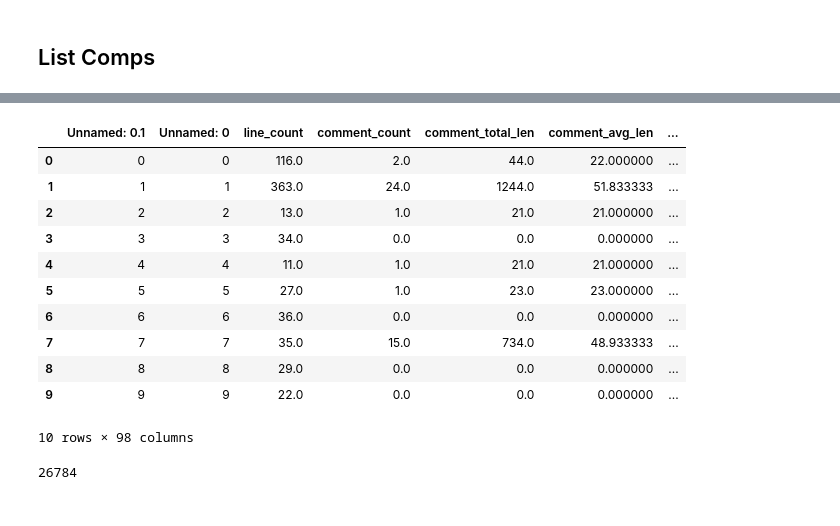
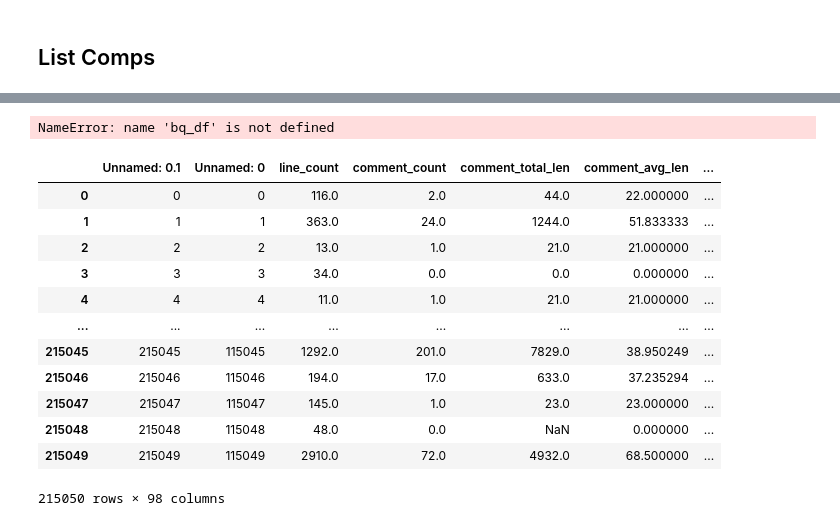
Before and after one commit to tradejack/code-style-probing, a Jupyter notebook: parallel_corpora_gen.ipynb, the cells around one changed output, grey strips where cells are left out. Drawn from its saved outputs; the diff is of its cells as text; code cells hidden in the pictures.

Commit message:
docstring fix and updated list comp code  Please enter the commit message for your changes. Lines starting

```diff
--- a/parallel_corpora_gen.ipynb
+++ b/parallel_corpora_gen.ipynb
@@ -292,9 +292,9 @@ test
 import ast
 #import astor
 
-parsed = ast.parse(open('source.py').read())
+#parsed = ast.parse(open('source.py').read())
 
-for node in ast.walk(parsed):
+"""for node in ast.walk(parsed):
     #print("Inside For")
     # let's work only on functions & classes definitions
     if not isinstance(node, (ast.ListComp)):
@@ -310,7 +310,7 @@ for node in ast.walk(parsed):
     print(node.elt)
     print(node.generators[0].target.id)
     print(node.generators[0].target.id)
-
+"""
 
 
     # node.body = node.body[1:]
@@ -328,7 +328,7 @@ class toForLoop(ast.NodeTransformer):
         print(node.body)
         #return ast.Name(**{**node.__dict__, 'id':node.id.lower()})
 
-toForLoop().visit_ListComp(ast.parse(parsed))
+#toForLoop().visit_ListComp(ast.parse(parsed))
 # new_code = ast.unparse(toLower().visit_Name(ast.parse(parsed)))
 # print(new_code)
 # %% [output]
@@ -427,21 +403,24 @@ def test_fctn():
 # %%
+bq_df = pd.read_csv(fname_prefix + "data/labeled_code/bq_uncommented_outlier.csv")
 bq_df['uncomped_content'] = bq_df['uncommented_content'].apply(for_loop)
+# %% [output]
+NameError: name 'bq_df' is not defined
 # %%
-bq_df.head(10)
+display(bq_df)
 # %% [output]
 |  | Unnamed: 0.1 | Unnamed: 0 | line_count | comment_count | comment_total_len | comment_avg_len | ... |
 | 0 | 0 | 0 | 116.0 | 2.0 | 44.0 | 22.000000 | ... |
 | 1 | 1 | 1 | 363.0 | 24.0 | 1244.0 | 51.833333 | ... |
 | 2 | 2 | 2 | 13.0 | 1.0 | 21.0 | 21.000000 | ... |
 | 3 | 3 | 3 | 34.0 | 0.0 | 0.0 | 0.000000 | ... |
 | 4 | 4 | 4 | 11.0 | 1.0 | 21.0 | 21.000000 | ... |
-| 5 | 5 | 5 | 27.0 | 1.0 | 23.0 | 23.000000 | ... |
-| 6 | 6 | 6 | 36.0 | 0.0 | 0.0 | 0.000000 | ... |
-| 7 | 7 | 7 | 35.0 | 15.0 | 734.0 | 48.933333 | ... |
-| 8 | 8 | 8 | 29.0 | 0.0 | 0.0 | 0.000000 | ... |
-| 9 | 9 | 9 | 22.0 | 0.0 | 0.0 | 0.000000 | ... |
+| ... | ... | ... | ... | ... | ... | ... | ... |
+| 215045 | 215045 | 115045 | 1292.0 | 201.0 | 7829.0 | 38.950249 | ... |
+| 215046 | 215046 | 115046 | 194.0 | 17.0 | 633.0 | 37.235294 | ... |
+| 215047 | 215047 | 115047 | 145.0 | 1.0 | 23.0 | 23.000000 | ... |
+| 215048 | 215048 | 115048 | 48.0 | 0.0 | NaN | 0.000000 | ... |
+| 215049 | 215049 | 115049 | 2910.0 | 72.0 | 4932.0 | 68.500000 | ... |
-10 rows × 98 columns
+215050 rows × 98 columns
 # %%
 sum(bq_df['uncommented_content'] != bq_df['uncomped_content'])
+bq_df.to_csv(fname_prefix + "data/labeled_code/bq_data_comp_outlier.csv")
-# %% [output]
-26784
```
Also changed, not shown: parts of 6 cells of this notebook, 1 other file.
